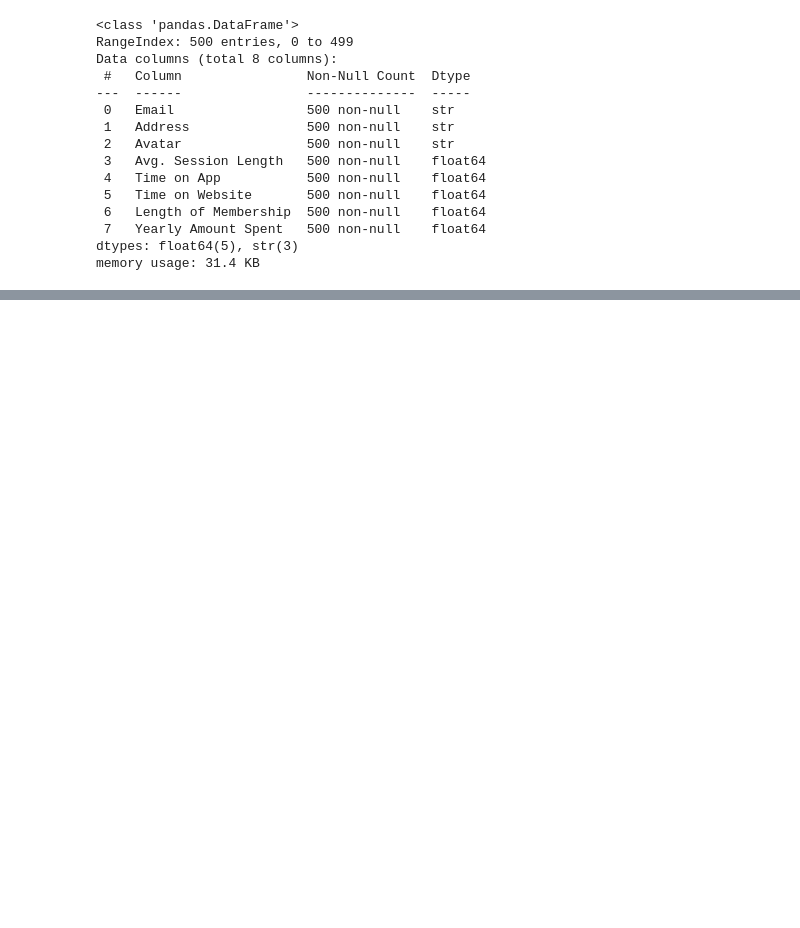
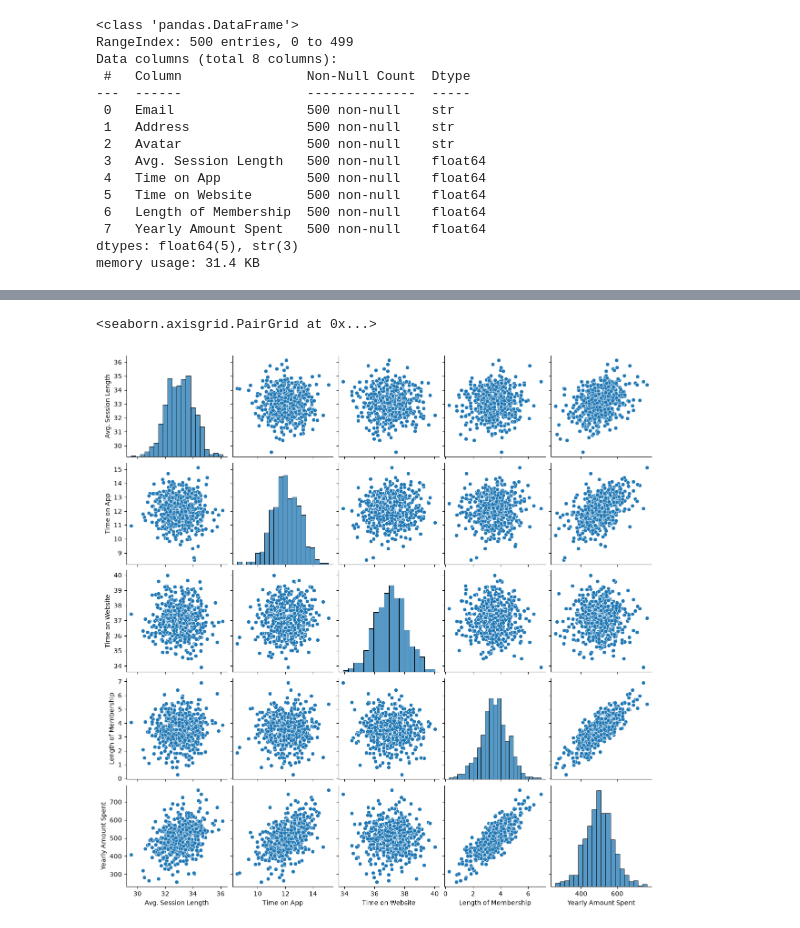
Before and after one commit to Jahid-dev32/Linear_Regression, a Jupyter notebook: Linear_Regression.ipynb, the cells around one changed output, grey strips where cells are left out. Saved outputs shown, nothing was run; the diff lists cells and outputs as text; code cells hidden in the pictures; blank space fills up the shorter version.

Commit message:
Data  visualization

```diff
--- a/Linear_Regression.ipynb
+++ b/Linear_Regression.ipynb
@@ -50,0 +74,5 @@ data.describe()
+# %%
+sb.pairplot(data=data)
+# %% [output]
+<seaborn.axisgrid.PairGrid at 0x...>
+[figure, added]
```
Also changed, not shown: parts of 4 cells of this notebook.
